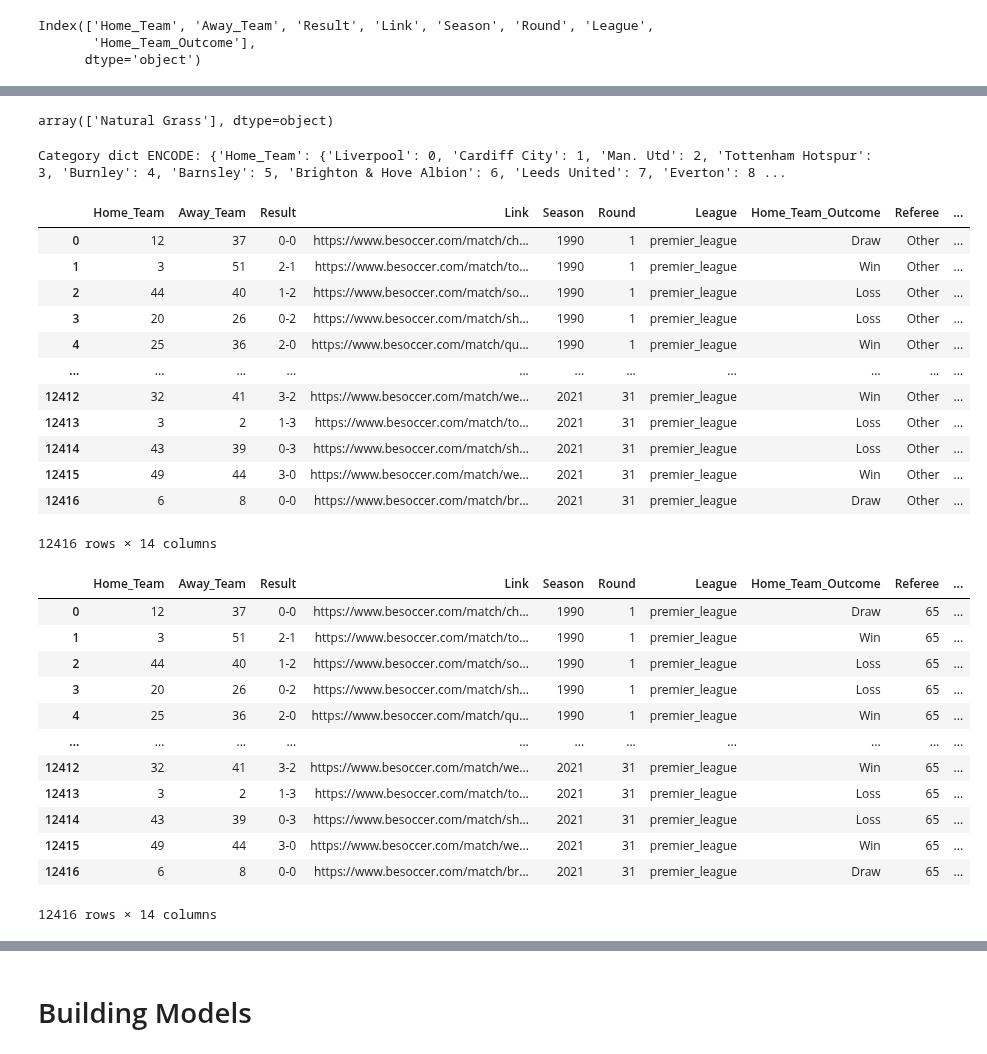
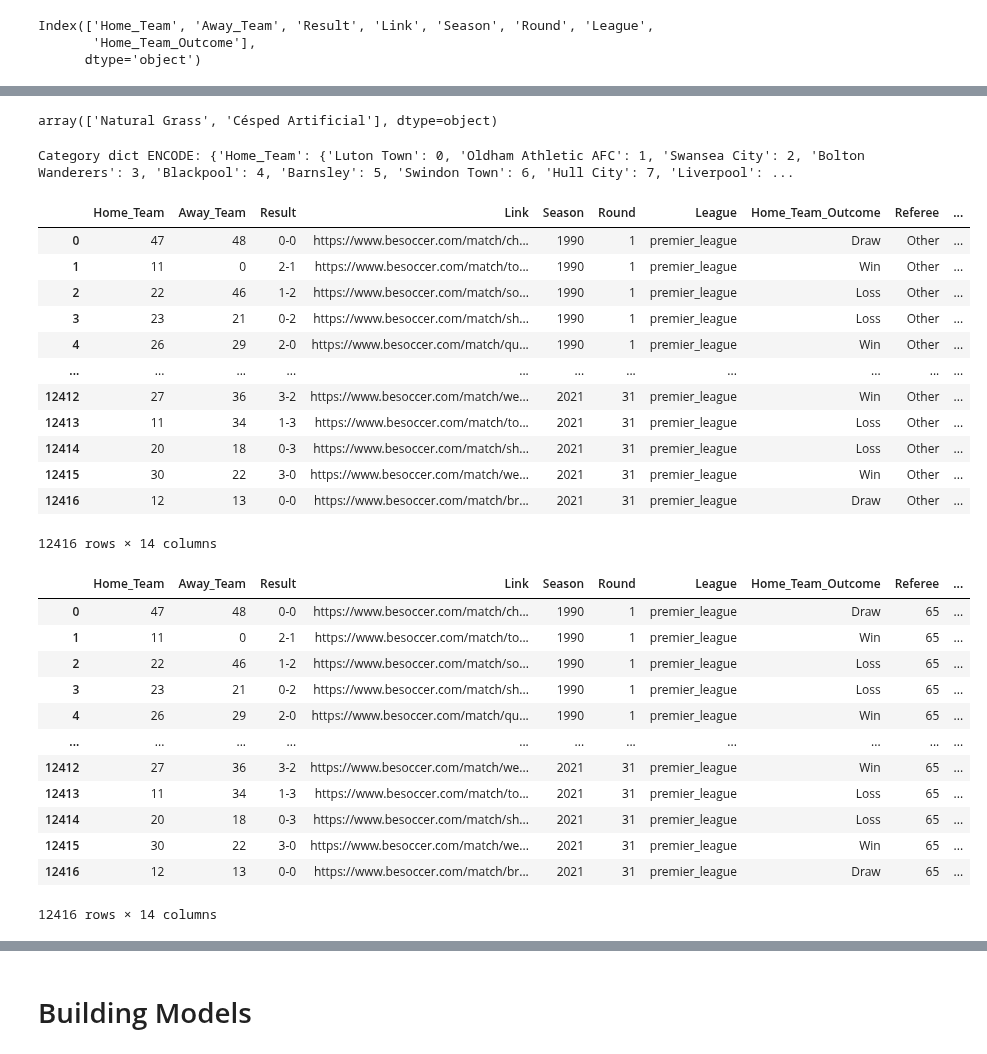
Before and after one commit to PascalLiPooKim/Football-prediction-model-project, a Jupyter notebook: footballPredictionModel.ipynb, the cells around one changed output, grey strips where cells are left out. Cells and saved outputs as stored; diff of their text form; code cells hidden in the pictures.

```diff
--- a/footballPredictionModel.ipynb
+++ b/footballPredictionModel.ipynb
@@ -466,12 +466,13 @@ pl_1990['Referee'].unique()
 # %% [output]
 array(['Other', 'Frangcon Roberts'], dtype=object)
 # %%
-def add_pitch_col(df, init_default='Natural Grass'):
+def add_pitch_col(df, init_default='Césped Artificial'):
   df['Pitch'] = init_default
   team_checked = []
   for i, row in df.iterrows():
     # print(team_info_df['Team'][team_info_df['Team'].str.lower()=='liverpool'])
     # break
+    # print(row['Home_Team'])
     cond = row['Home_Team'].lower() == team_info_df['Team'].str.lower()
     if cond.any() and row['Home_Team'].lower() not in team_checked:
       # print(i, team_info_df[cond]['Team'].to_numpy()[0])
@@ -479,7 +480,8 @@ def add_pitch_col(df, init_default='Natural Grass'):
       team_checked.append(row['Home_Team'].lower())
       # cond = team_info_df['Team'].str.lower() == row['Home_Team'].lower()
       df.loc[i, 'Pitch'] = team_info_df[cond]['Pitch'].to_numpy()[0]
-    return df
+
+  return df
 
 pl_1990 = add_pitch_col(pl_1990)
 pl_1990.head()
@@ -690,60 +692,60 @@ array(['Other', 'Frangcon Roberts', 'David Elleray', 'Ken Redfern',
 pl_df = add_pitch_col(pl_df)
 pl_df['Pitch'].unique()
 # %% [output]
-array(['Natural Grass'], dtype=object)
+array(['Natural Grass', 'Césped Artificial'], dtype=object)
 # %%
 category_dict_encode = {}
 category_dict_decode = {}
 
 
 # print("Column, Category dict:", col_cat_dict)
 for col in ['Home_Team', 'Away_Team']:
   col_cat_dict = dict(enumerate(unique_pl_teams))
   category_dict_decode[col] = col_cat_dict
 
   col_cat_dict = {v:k for k,v in col_cat_dict.items()}
   # print("Inverted Column, Category dict:", col_cat_dict)
   category_dict_encode[col] = col_cat_dict
 
 # print()
 print("Category dict ENCODE:", category_dict_encode)
 # print("Category dict DECODE:", category_dict_decode)
-pl_df.replace(category_dict_encode, inplace=True)
-pl_df
+pl_teams_encoded_df = pl_df.replace(category_dict_encode)
+pl_teams_encoded_df
 # category_dict_encode['Away_Team']
 # df = pl_df.replace(category_dict_encode)
 # df
 # %% [output]
-Category dict ENCODE: {'Home_Team': {'Liverpool': 0, 'Cardiff City': 1, 'Man. Utd': 2, 'Tottenham Hotspur': 3, 'Burnley': 4, 'Barnsley': 5, 'Brighton & Hove Albion': 6, 'Leeds United': 7, 'Everton': 8 ...
+Category dict ENCODE: {'Home_Team': {'Luton Town': 0, 'Oldham Athletic AFC': 1, 'Swansea City': 2, 'Bolton Wanderers': 3, 'Blackpool': 4, 'Barnsley': 5, 'Swindon Town': 6, 'Hull City': 7, 'Liverpool': ...
 |  | Home_Team | Away_Team | Result | Link | Season | Round | League | Home_Team_Outcome | Referee | ... |
-| 0 | 12 | 37 | 0-0 | https://www.besoccer.com/match/ch... | 1990 | 1 | premier_league | Draw | Other | ... |
-| 1 | 3 | 51 | 2-1 | https://www.besoccer.com/match/to... | 1990 | 1 | premier_league | Win | Other | ... |
-| 2 | 44 | 40 | 1-2 | https://www.besoccer.com/match/so... | 1990 | 1 | premier_league | Loss | Other | ... |
-| 3 | 20 | 26 | 0-2 | https://www.besoccer.com/match/sh... | 1990 | 1 | premier_league | Loss | Other | ... |
-| 4 | 25 | 36 | 2-0 | https://www.besoccer.com/match/qu... | 1990 | 1 | premier_league | Win | Other | ... |
+| 0 | 47 | 48 | 0-0 | https://www.besoccer.com/match/ch... | 1990 | 1 | premier_league | Draw | Other | ... |
+| 1 | 11 | 0 | 2-1 | https://www.besoccer.com/match/to... | 1990 | 1 | premier_league | Win | Other | ... |
+| 2 | 22 | 46 | 1-2 | https://www.besoccer.com/match/so... | 1990 | 1 | premier_league | Loss | Other | ... |
+| 3 | 23 | 21 | 0-2 | https://www.besoccer.com/match/sh... | 1990 | 1 | premier_league | Loss | Other | ... |
+| 4 | 26 | 29 | 2-0 | https://www.besoccer.com/match/qu... | 1990 | 1 | premier_league | Win | Other | ... |
 | ... | ... | ... | ... | ... | ... | ... | ... | ... | ... | ... |
-| 12412 | 32 | 41 | 3-2 | https://www.besoccer.com/match/we... | 2021 | 31 | premier_league | Win | Other | ... |
-| 12413 | 3 | 2 | 1-3 | https://www.besoccer.com/match/to... | 2021 | 31 | premier_league | Loss | Other | ... |
-| 12414 | 43 | 39 | 0-3 | https://www.besoccer.com/match/sh... | 2021 | 31 | premier_league | Loss | Other | ... |
-| 12415 | 49 | 44 | 3-0 | https://www.besoccer.com/match/we... | 2021 | 31 | premier_league | Win | Other | ... |
-| 12416 | 6 | 8 | 0-0 | https://www.besoccer.com/match/br... | 2021 | 31 | premier_league | Draw | Other | ... |
+| 12412 | 27 | 36 | 3-2 | https://www.besoccer.com/match/we... | 2021 | 31 | premier_league | Win | Other | ... |
+| 12413 | 11 | 34 | 1-3 | https://www.besoccer.com/match/to... | 2021 | 31 | premier_league | Loss | Other | ... |
+| 12414 | 20 | 18 | 0-3 | https://www.besoccer.com/match/sh... | 2021 | 31 | premier_league | Loss | Other | ... |
+| 12415 | 30 | 22 | 3-0 | https://www.besoccer.com/match/we... | 2021 | 31 | premier_league | Win | Other | ... |
+| 12416 | 12 | 13 | 0-0 | https://www.besoccer.com/match/br... | 2021 | 31 | premier_league | Draw | Other | ... |
 12416 rows × 14 columns
 # %%
 category_dict_encode, category_dict_decode = categories_encoder_decoder(pl_df, ['Referee'])
-pl_df.replace(category_dict_encode, inplace=True)
-pl_df
+pl_teams_encoded_df.replace(category_dict_encode, inplace=True)
+pl_teams_encoded_df
 # %% [output]
 |  | Home_Team | Away_Team | Result | Link | Season | Round | League | Home_Team_Outcome | Referee | ... |
-| 0 | 12 | 37 | 0-0 | https://www.besoccer.com/match/ch... | 1990 | 1 | premier_league | Draw | 65 | ... |
-| 1 | 3 | 51 | 2-1 | https://www.besoccer.com/match/to... | 1990 | 1 | premier_league | Win | 65 | ... |
-| 2 | 44 | 40 | 1-2 | https://www.besoccer.com/match/so... | 1990 | 1 | premier_league | Loss | 65 | ... |
-| 3 | 20 | 26 | 0-2 | https://www.besoccer.com/match/sh... | 1990 | 1 | premier_league | Loss | 65 | ... |
-| 4 | 25 | 36 | 2-0 | https://www.besoccer.com/match/qu... | 1990 | 1 | premier_league | Win | 65 | ... |
+| 0 | 47 | 48 | 0-0 | https://www.besoccer.com/match/ch... | 1990 | 1 | premier_league | Draw | 65 | ... |
+| 1 | 11 | 0 | 2-1 | https://www.besoccer.com/match/to... | 1990 | 1 | premier_league | Win | 65 | ... |
+| 2 | 22 | 46 | 1-2 | https://www.besoccer.com/match/so... | 1990 | 1 | premier_league | Loss | 65 | ... |
+| 3 | 23 | 21 | 0-2 | https://www.besoccer.com/match/sh... | 1990 | 1 | premier_league | Loss | 65 | ... |
+| 4 | 26 | 29 | 2-0 | https://www.besoccer.com/match/qu... | 1990 | 1 | premier_league | Win | 65 | ... |
 | ... | ... | ... | ... | ... | ... | ... | ... | ... | ... | ... |
-| 12412 | 32 | 41 | 3-2 | https://www.besoccer.com/match/we... | 2021 | 31 | premier_league | Win | 65 | ... |
-| 12413 | 3 | 2 | 1-3 | https://www.besoccer.com/match/to... | 2021 | 31 | premier_league | Loss | 65 | ... |
-| 12414 | 43 | 39 | 0-3 | https://www.besoccer.com/match/sh... | 2021 | 31 | premier_league | Loss | 65 | ... |
-| 12415 | 49 | 44 | 3-0 | https://www.besoccer.com/match/we... | 2021 | 31 | premier_league | Win | 65 | ... |
-| 12416 | 6 | 8 | 0-0 | https://www.besoccer.com/match/br... | 2021 | 31 | premier_league | Draw | 65 | ... |
+| 12412 | 27 | 36 | 3-2 | https://www.besoccer.com/match/we... | 2021 | 31 | premier_league | Win | 65 | ... |
+| 12413 | 11 | 34 | 1-3 | https://www.besoccer.com/match/to... | 2021 | 31 | premier_league | Loss | 65 | ... |
+| 12414 | 20 | 18 | 0-3 | https://www.besoccer.com/match/sh... | 2021 | 31 | premier_league | Loss | 65 | ... |
+| 12415 | 30 | 22 | 3-0 | https://www.besoccer.com/match/we... | 2021 | 31 | premier_league | Win | 65 | ... |
+| 12416 | 12 | 13 | 0-0 | https://www.besoccer.com/match/br... | 2021 | 31 | premier_league | Draw | 65 | ... |
 12416 rows × 14 columns
 # %%
```
Also changed, not shown: parts of 16 cells of this notebook.
